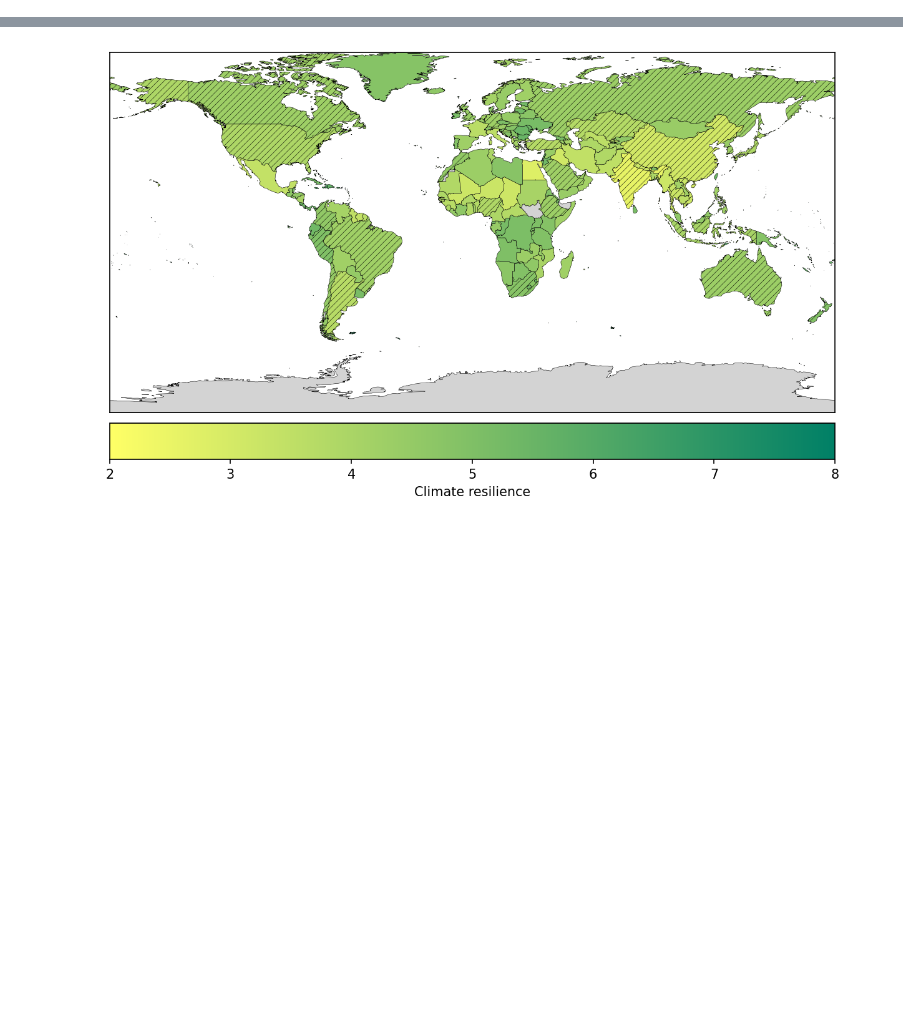
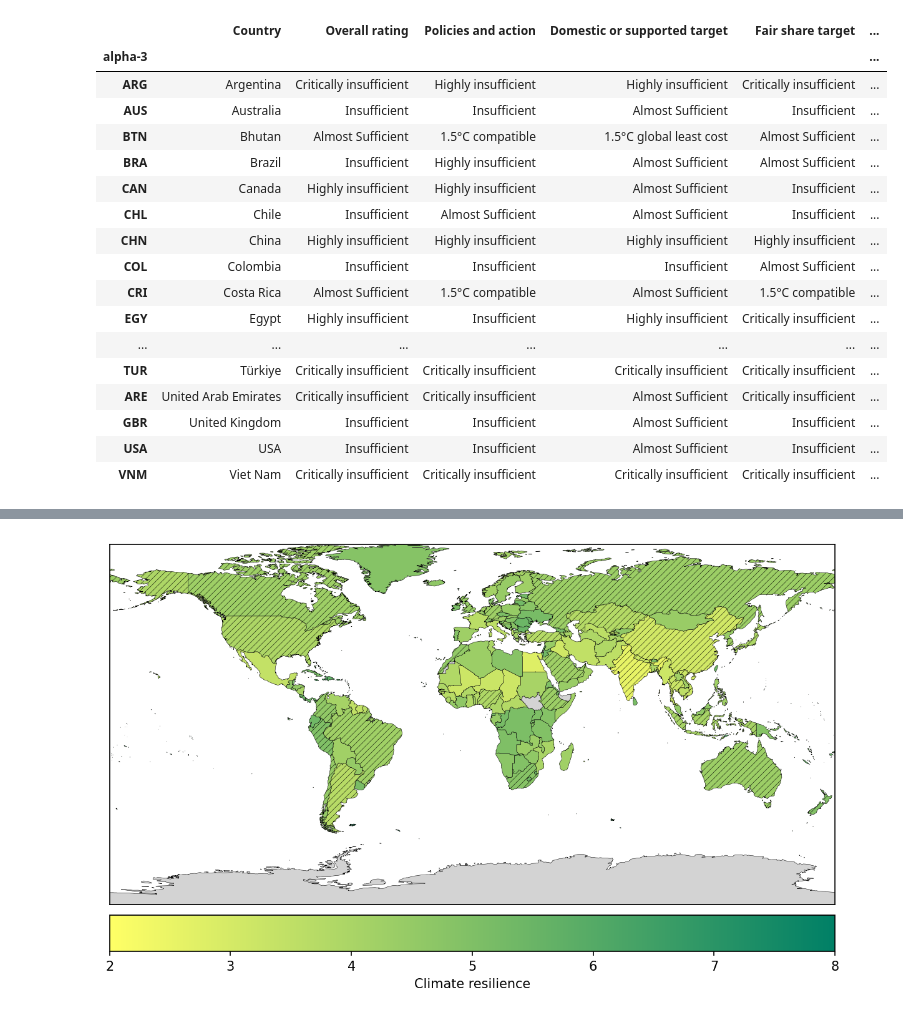
Before and after one commit to rodrigoms95/UNESCO_climate, a Jupyter notebook: code/mapa.ipynb, the cells around one changed output, grey strips where cells are left out. Saved outputs shown, nothing was run; the diff lists cells and outputs as text; code cells hidden in the pictures; blank space fills up the shorter version.

```diff
--- a/code/mapa.ipynb
+++ b/code/mapa.ipynb
@@ -70,3 +70,31 @@ gdf_3 = gdf_2.merge( df_2, how = "left",
     left_index = True, right_index = True )
 gdf_4 = gdf_2.merge( df_3, how = "left",
     left_index = True, right_index = True )
+# %%
+# Primera categoría
+id = "CAT_Assessment"
+
+# Cargamos el archivo
+df_cat = pd.read_csv( "../../" + df_c.loc[df_c["ID"]==id, "Path"].iloc[0]
+    + df_c.loc[df_c["ID"]==id, "Filename" ].iloc[0], index_col = "alpha-3" )
+
+df_cat
+# %% [output]
+|  | Country | Overall rating | Policies and action | Domestic or supported target | Fair share target | ... |
+| alpha-3 |  |  |  |  |  | ... |
+| ARG | Argentina | Critically insufficient | Highly insufficient | Highly insufficient | Critically insufficient | ... |
+| AUS | Australia | Insufficient | Insufficient | Almost Sufficient | Insufficient | ... |
+| BTN | Bhutan | Almost Sufficient | 1.5°C compatible | 1.5°C global least cost | Almost Sufficient | ... |
+| BRA | Brazil | Insufficient | Highly insufficient | Almost Sufficient | Almost Sufficient | ... |
+| CAN | Canada | Highly insufficient | Highly insufficient | Almost Sufficient | Insufficient | ... |
+| CHL | Chile | Insufficient | Almost Sufficient | Almost Sufficient | Insufficient | ... |
+| CHN | China | Highly insufficient | Highly insufficient | Highly insufficient | Highly insufficient | ... |
+| COL | Colombia | Insufficient | Insufficient | Insufficient | Almost Sufficient | ... |
+| CRI | Costa Rica | Almost Sufficient | 1.5°C compatible | Almost Sufficient | 1.5°C compatible | ... |
+| EGY | Egypt | Highly insufficient | Insufficient | Highly insufficient | Critically insufficient | ... |
+| ... | ... | ... | ... | ... | ... | ... |
+| TUR | Türkiye | Critically insufficient | Critically insufficient | Critically insufficient | Critically insufficient | ... |
+| ARE | United Arab Emirates | Critically insufficient | Critically insufficient | Almost Sufficient | Critically insufficient | ... |
+| GBR | United Kingdom | Insufficient | Insufficient | Almost Sufficient | Insufficient | ... |
+| USA | USA | Insufficient | Insufficient | Almost Sufficient | Insufficient | ... |
+| VNM | Viet Nam | Critically insufficient | Critically insufficient | Critically insufficient | Critically insufficient | ... |
```
Also changed, not shown: parts of 7 cells of this notebook, 4 other files.
